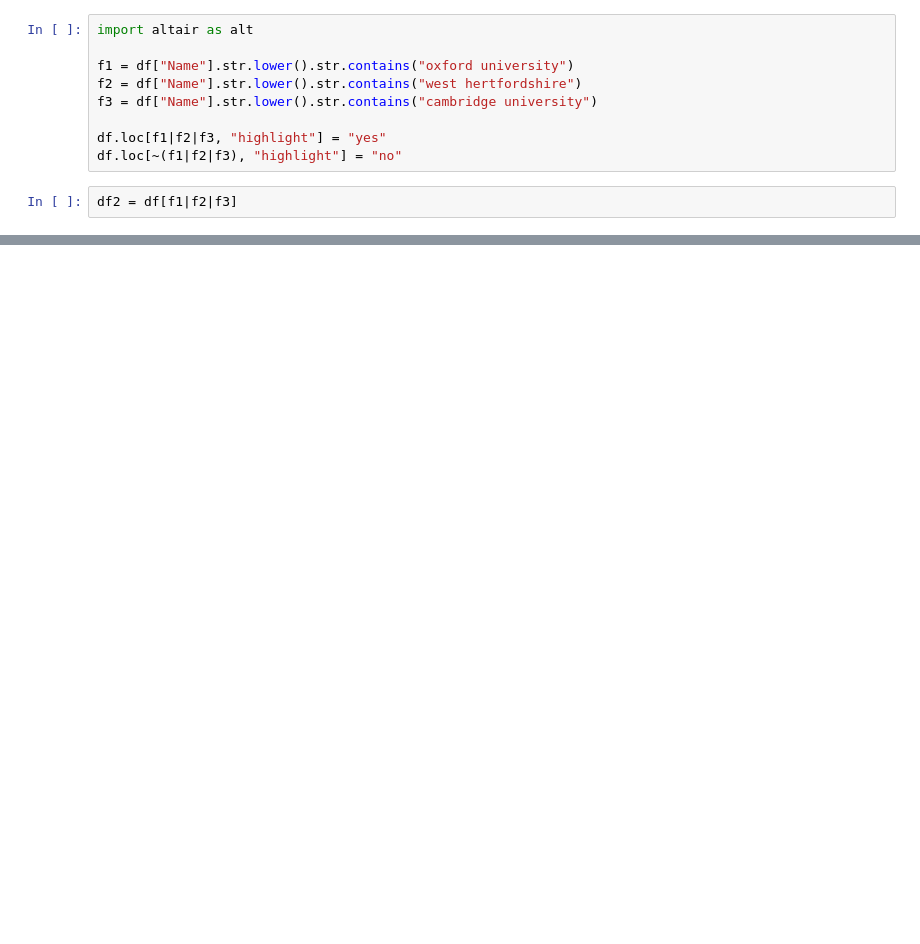
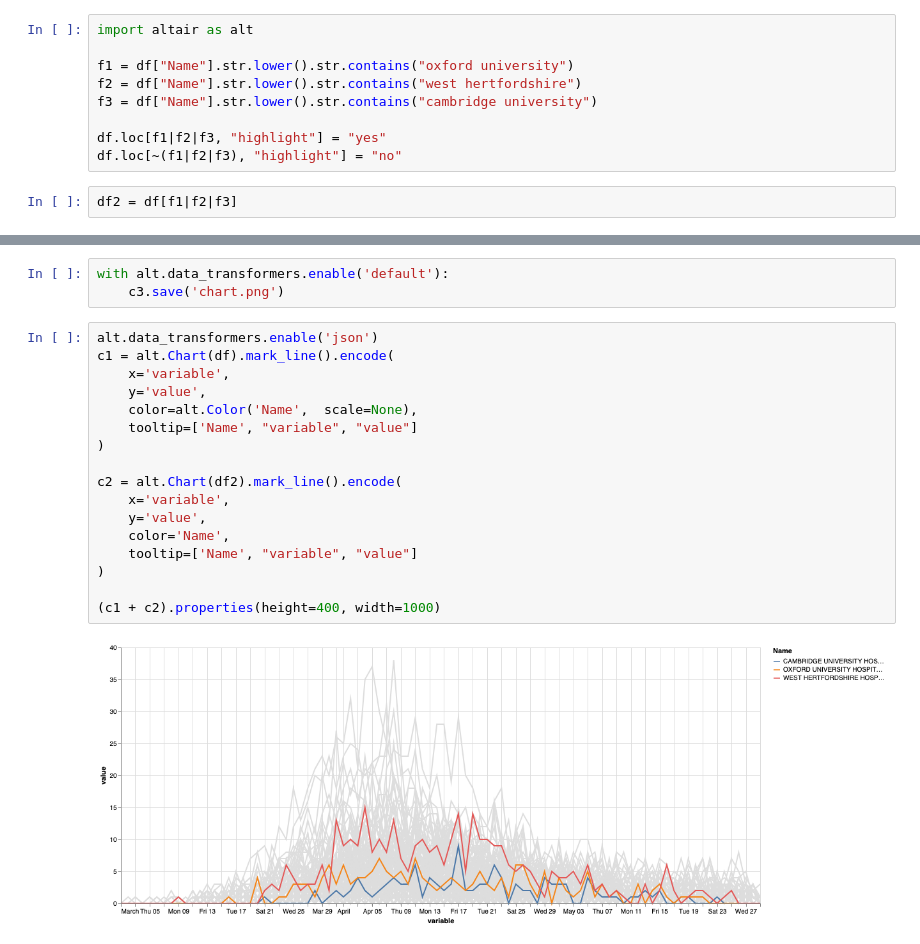
Before and after one commit to RobinL/covid_nhs_trusts, a Jupyter notebook: covid_nhs_england.ipynb, the cells around one changed output, grey strips where cells are left out. Drawn from its saved outputs; the diff is of its cells as text; blank space fills up the shorter version.

Commit message:
better data

```diff
--- a/covid_nhs_england.ipynb
+++ b/covid_nhs_england.ipynb
@@ -93,0 +99,22 @@ c2 = alt.Chart(df2).mark_line().encode(
+# %%
+with alt.data_transformers.enable('default'):
+    c3.save('chart.png')
+# %%
+alt.data_transformers.enable('json')
+c1 = alt.Chart(df).mark_line().encode(
+    x='variable',
+    y='value',
+    color=alt.Color('Name',  scale=None),
+    tooltip=['Name', "variable", "value"]
+)
+
+c2 = alt.Chart(df2).mark_line().encode(
+    x='variable',
+    y='value',
+    color='Name',
+    tooltip=['Name', "variable", "value"]
+)
+
+(c1 + c2).properties(height=400, width=1000)
+# %% [output]
+[figure, added]
```
Also changed, not shown: parts of 6 cells of this notebook, 2 other files.
